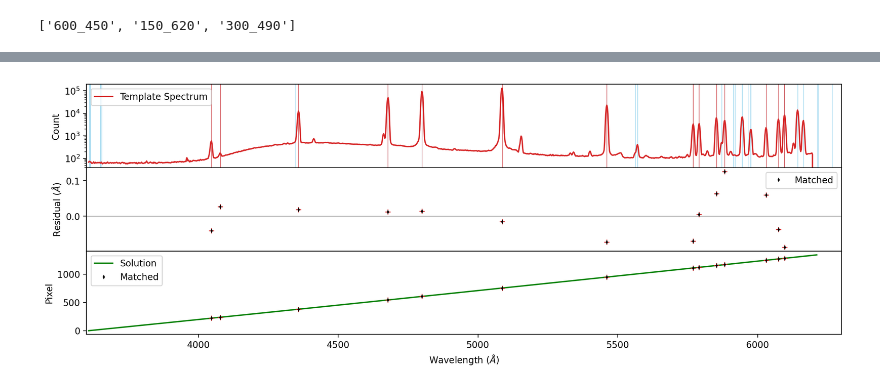
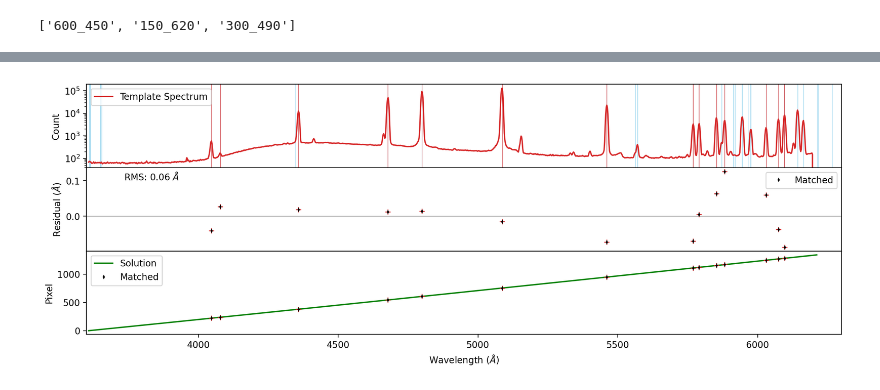
Before and after one commit to hbahk/kspecdr, a Jupyter notebook: notebooks/kspec_commissioning_jan29.ipynb, the cells around one changed output, grey strips where cells are left out. Drawn from its saved outputs; the diff is of its cells as text; code cells hidden in the pictures.

```diff
--- a/notebooks/kspec_commissioning_jan29.ipynb
+++ b/notebooks/kspec_commissioning_jan29.ipynb
@@ -284,6 +284,8 @@ ax.plot(y_pts[~outliers], residuals[~outliers], c="k", ls="", marker="d", ms=2,
 ax.legend()
 ax.axhline(0, c="gray", lw=0.5, zorder=0)
 ax.set_ylabel(r"Residual ($\AA$)")
+rms = np.sqrt(np.mean(residuals[~outliers]**2))
+ax.text(0.05, 0.95, f"RMS: {rms:.2f} $\AA$", transform=ax.transAxes, ha="left", va="top")
 
 ax = axes[2]
 xx = np.arange(1340)
@@ -313 +315 @@ fig.subplots_adjust(hspace=0.0)
-[figure, old version]
+[figure, new version]
```
Also changed, not shown: parts of 8 cells of this notebook.
